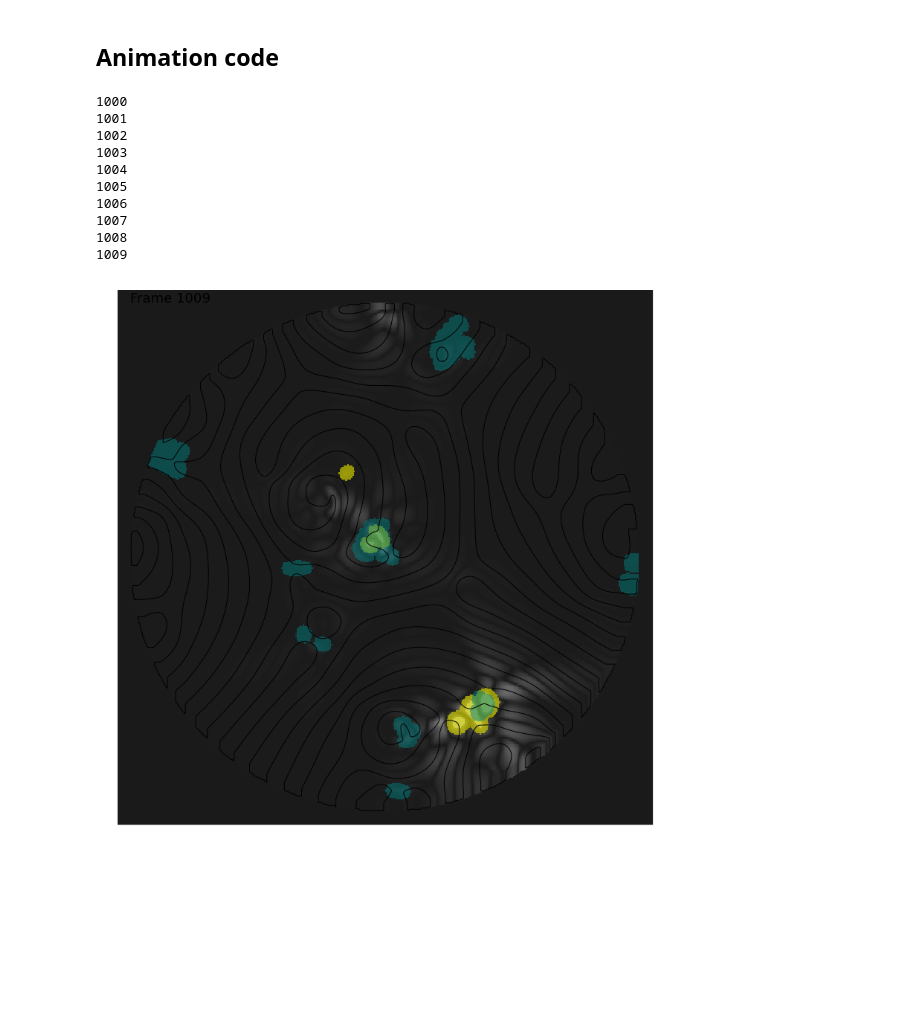
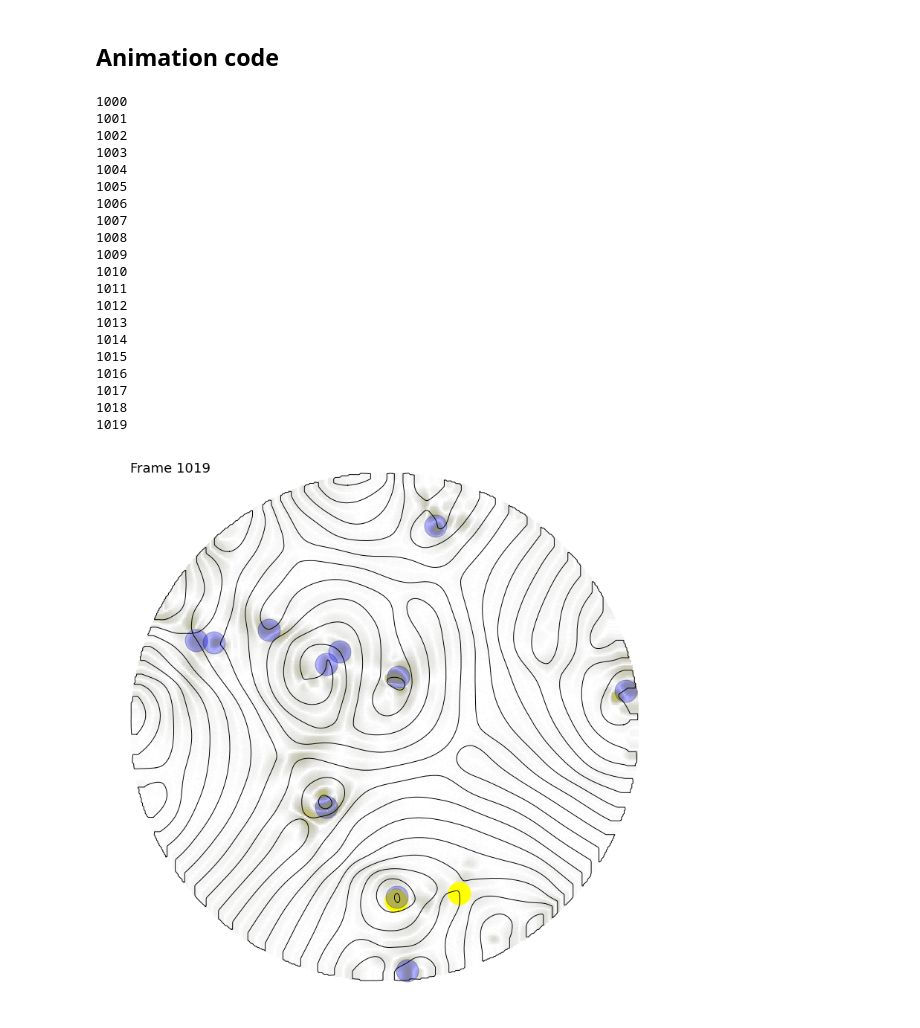
Before and after one commit to rachellevanger/image-tda-rayleigh-benard-convection, a Jupyter notebook: notebooks/Lyapunov_OverlayAnimation.ipynb, the cells around one changed output. Saved outputs shown, nothing was run; the diff lists cells and outputs as text; code cells hidden in the pictures; blank space fills up the shorter version.

```diff
--- a/notebooks/Lyapunov_OverlayAnimation.ipynb
+++ b/notebooks/Lyapunov_OverlayAnimation.ipynb
@@ -371,21 +390,29 @@ def update_plot(ax, plot_data):
 #     lyap_colors[:,3] = .6
 #     plot_layers.append( [ax.scatter(plot_data['lyap_peaks']['col'], plot_data['lyap_peaks']['row'], s=2800, color=lyap_colors) ])
 
-    # Full Lyapunov vector
-    lyap_color = np.dstack((np.zeros(plot_data['lyap'].shape), np.zeros(plot_data['lyap'].shape), np.zeros(plot_data['lyap'].shape), (1-plot_data['lyap'])*.9))
-    plot_layers.append( [ax.imshow(lyap_color, interpolation='nearest') ])
 
-    # Lyapunov peaks (difference)
-    lyap_color = np.dstack((np.ones(plot_data['lyap_diff'].shape), np.ones(plot_data['lyap_diff'].shape), np.zeros(plot_data['lyap_diff'].shape), (plot_data['lyap_diff'])*.75))
-    plot_layers.append( [ax.imshow(lyap_color, interpolation='nearest') ])
+#     # Lyapunov peak indicator function
+#     lyap_color = np.dstack((np.ones(plot_data['lyap_ind'].shape), np.ones(plot_data['lyap_ind'].shape), np.zeros(plot_data['lyap_ind'].shape), (plot_data['lyap_ind'])*.75))
+#     plot_layers.append( [ax.imshow(lyap_color, interpolation='nearest') ])
 
-#     # L1 differences
-#     l1_color = np.dstack((np.ones(plot_data['l1_diff'].shape), np.zeros(plot_data['l1_diff'].shape), np.zeros(plot_data['l1_diff'].shape), (plot_data['l1_diff'])*.5))
-#     plot_layers.append( [ax.imshow(l1_color, interpolation='nearest') ])
+    # Lyapunov peaks local maxima
+    if not plot_data['lyap_peaks'] == []:
+        plot_layers.append( [ax.scatter(plot_data['lyap_peaks'][:, 1], plot_data['lyap_peaks'][:, 0], s=900, color='yellow')] )
 
-    # L2 differences
-    l2_color = np.dstack((np.zeros(plot_data['l2_diff'].shape), np.ones(plot_data['l2_diff'].shape), np.ones(plot_data['l2_diff'].shape), (plot_data['l2_diff'])*.5))
-    plot_layers.append( [ax.imshow(l2_color, interpolation='nearest') ])
+
+    # Derivative full
+    deriv_color = np.dstack((np.ones(plot_data['derivative_full'].shape), np.ones(plot_data['derivative_full'].shape), np.zeros(plot_data['derivative_full'].shape), (plot_data['derivative_full'])*.7))
+    plot_layers.append( [ax.imshow(deriv_color, interpolation='nearest') ])
+
+#     # Full Lyapunov vector
+#     lyap_color = np.dstack((np.ones(plot_data['lyap'].shape), np.ones(plot_data['lyap'].shape), np.ones(plot_data['lyap'].shape), (1-plot_data['lyap'])*.9))
+#     plot_layers.append( [ax.imshow(lyap_color, interpolation='nearest') ])
+
+
+    # Derivative local maxima
+    if not plot_data['derivative_local_max'] == []:
+        plot_layers.append( [ax.scatter(plot_data['derivative_local_max'][:, 1], plot_data['derivative_local_max'][:, 0], s=900, alpha=0.3)] )
+
 
 #     # Persistent homology points
 #     colors_ph = [(1, 1, 1), (1, 1, 0)]
@@ -425,32 +452,42 @@ fig.subplots_adjust(left=0, bottom=0, right=1, top=1, wspace=None, hspace=None);
 fig.gca().set_axis_off()
 
 ax.set_xlim([0,im.bmp.shape[0]])
 ax.set_ylim([im.bmp.shape[0], 0])
 
 ims = []
 
 for idx in process_range:
 
     print idx
 
     (plot_layers, plot_contours, stitle) = update_plot(ax, animation_data[idx])
 
     txt_title = ax.annotate(("Frame %d" % idx) + stitle, (10,10), color='black', fontsize=18)
     ax.axis('off')
     ims.append( [layer[0] for layer in plot_layers] + [txt_title] + [contour[0] for contour in plot_contours])
 
-writer = animation.FFMpegWriter(bitrate=2000, fps=10)
+writer = animation.FFMpegWriter(bitrate=5000, fps=10)
 anim = animation.ArtistAnimation(fig, ims, blit=True, repeat_delay=350)
 anim.save(myproject['directory'] + ('/lyap_cutoff_%0.2f_%d_%d.mp4' % (lyap_diff_cutoff, process_range[0], process_range[-1])), writer=writer)
 # %% [output]
 1000
 1001
 1002
 1003
 1004
 1005
 1006
 1007
 1008
 1009
+1010
+1011
+1012
+1013
+1014
+1015
+1016
+1017
+1018
+1019
-[figure, old version]
+[figure, new version]
```
Also changed, not shown: parts of 2 cells of this notebook, 7 other files.
